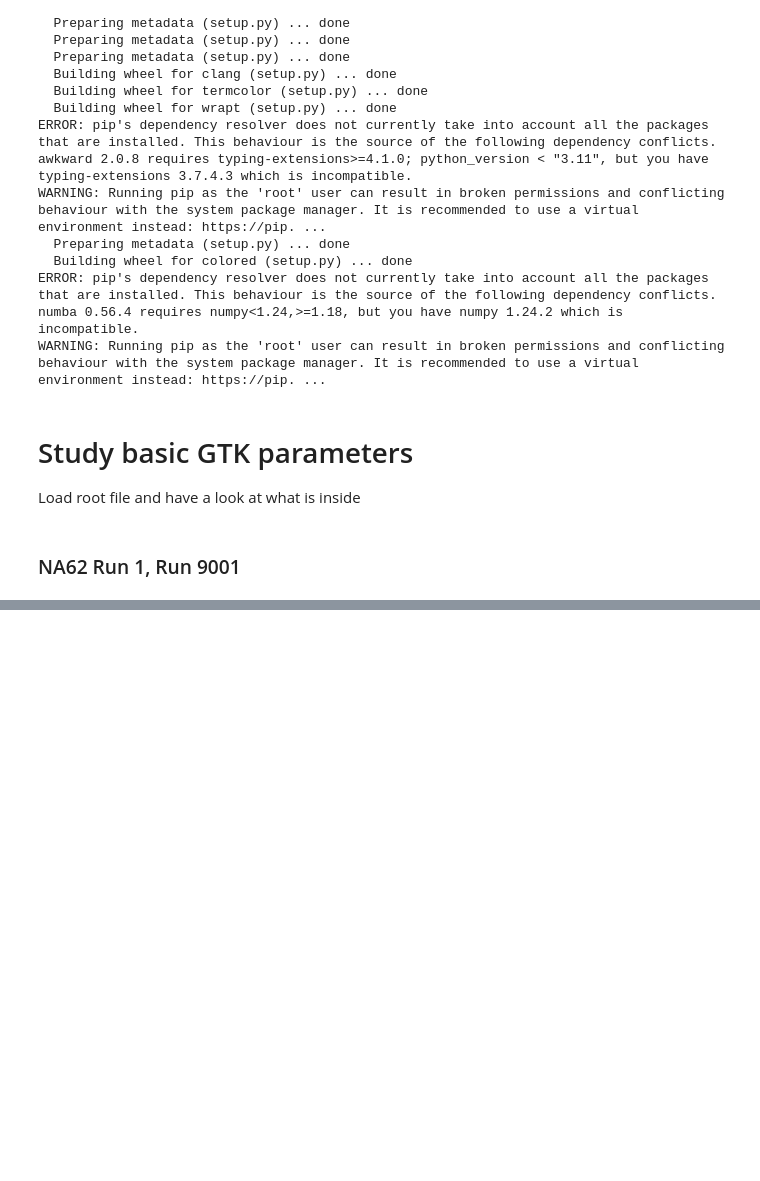
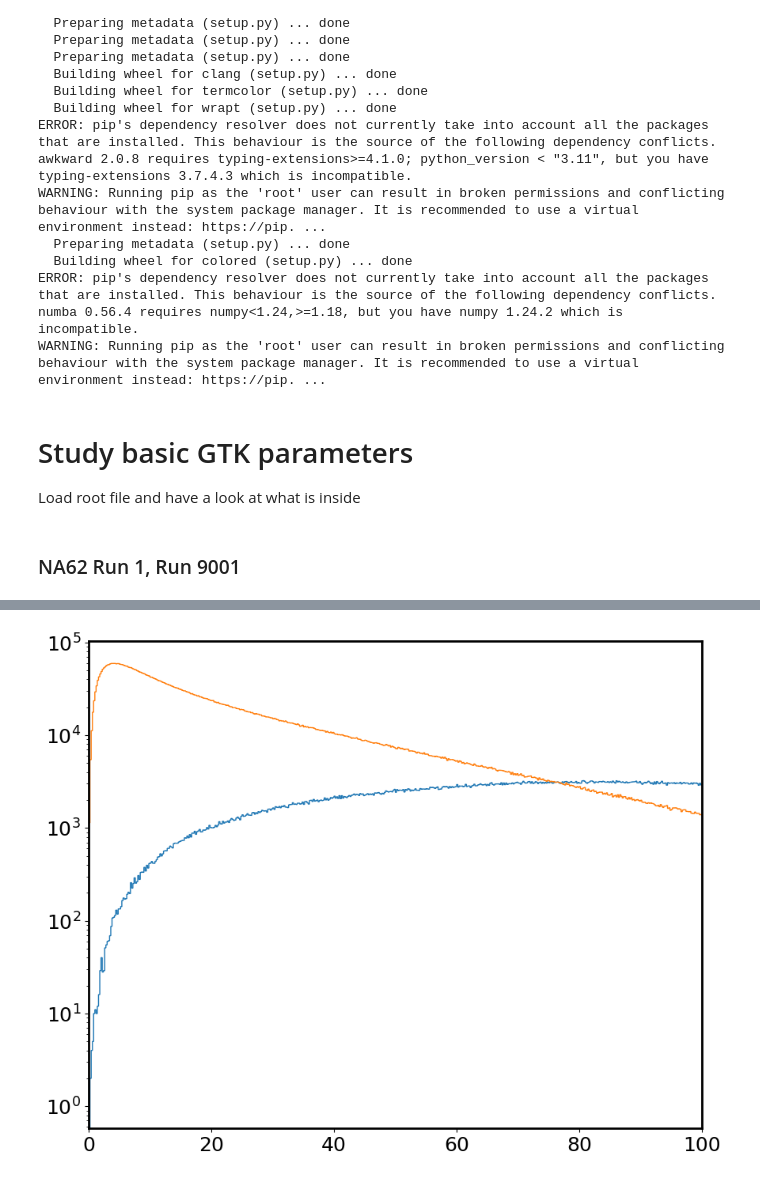
Before and after one commit to kleimenova/gtkstudy, a Jupyter notebook: TP4b_project_study.ipynb, the cells around one changed output, grey strips where cells are left out. Drawn from its saved outputs; the diff is of its cells as text; code cells hidden in the pictures; blank space fills up the shorter version.

```diff
--- a/TP4b_project_study.ipynb
+++ b/TP4b_project_study.ipynb
@@ -145,0 +284,16 @@ for entry in myTree:
+# %%
+# Chi2 all candidates:
+fig, ax= pl.subplots(figsize=(plotw,ploth))
+chi2_b = np.array(chi2_best)
+chi2_a = np.array(chi2_best_oft)
+chi2_diff = chi2_b-chi2_a
+pl.hist(chi2_a[chi2_a<1000], bins=5000, histtype='step')
+pl.hist(chi2_b[chi2_b<1000], bins=5000, histtype='step')
+# pl.hist(chi2_diff[chi2_diff<1000], bins=5000, histtype='step')
+
+ax.set_xlim(0,100)
+# ax.set_ylim(-50, 50)
+
+ax.set_yscale('log')
+# %% [output]
+[figure, added]
```
Also changed, not shown: parts of 41 cells of this notebook, 2 other files.
